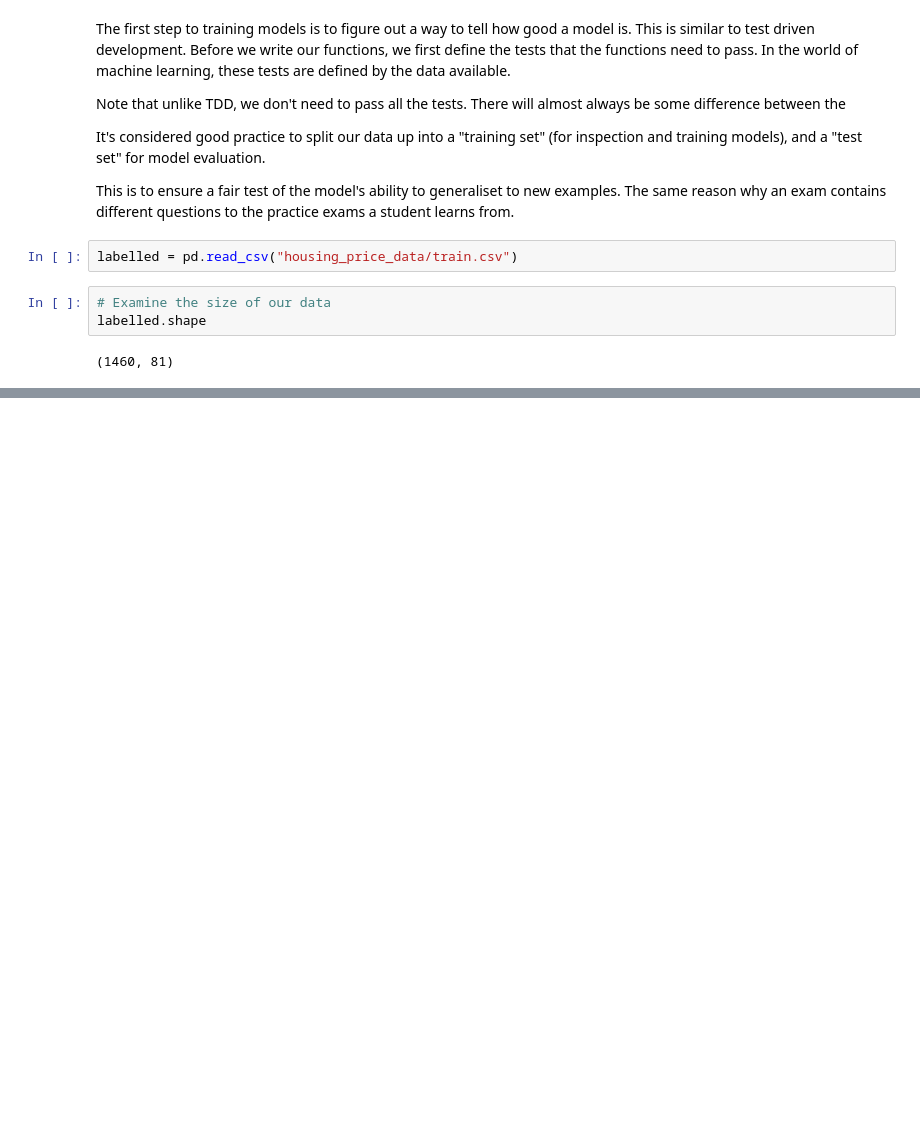
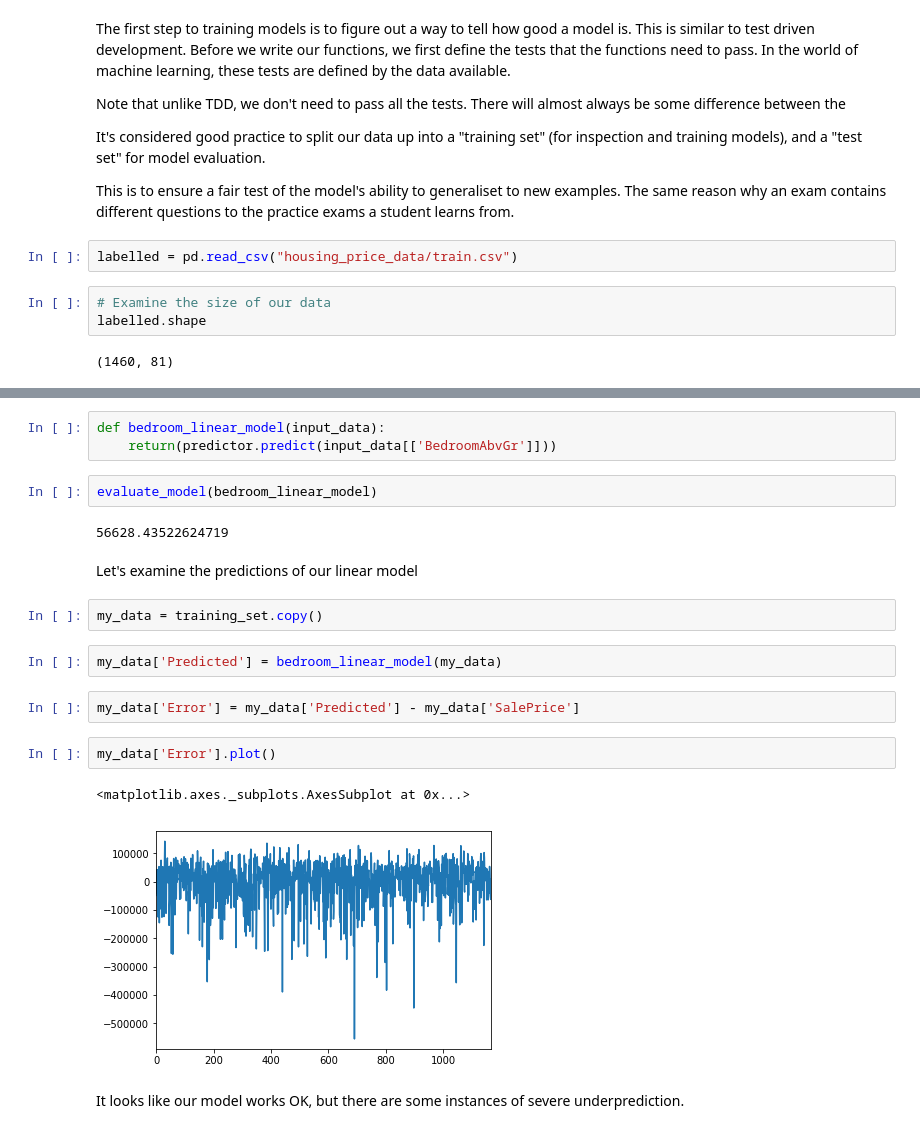
Before and after one commit to eliiza/machine-learning-training, a Jupyter notebook: model_evaluation.ipynb, the cells around one changed output, grey strips where cells are left out. Saved outputs shown, nothing was run; the diff lists cells and outputs as text; blank space fills up the shorter version.

```diff
--- a/model_evaluation.ipynb
+++ b/model_evaluation.ipynb
@@ -51,0 +146,22 @@ $$  \frac{1}{n} * \sum_{i=1}^n |\mathsf{predicted\_value} - \mathsf{actual\_valu
+# %%
+def bedroom_linear_model(input_data):
+    return(predictor.predict(input_data[['BedroomAbvGr']]))
+# %%
+evaluate_model(bedroom_linear_model)
+# %% [output]
+56628.43522624719
+# %% [markdown]
+Let's examine the predictions of our linear model
+# %%
+my_data = training_set.copy()
+# %%
+my_data['Predicted'] = bedroom_linear_model(my_data)
+# %%
+my_data['Error'] = my_data['Predicted'] - my_data['SalePrice']
+# %%
+my_data['Error'].plot()
+# %% [output]
+<matplotlib.axes._subplots.AxesSubplot at 0x...>
+[figure, added]
+# %% [markdown]
+It looks like our model works OK, but there are some instances of severe underprediction.
```
Also changed, not shown: parts of 29 cells of this notebook.
